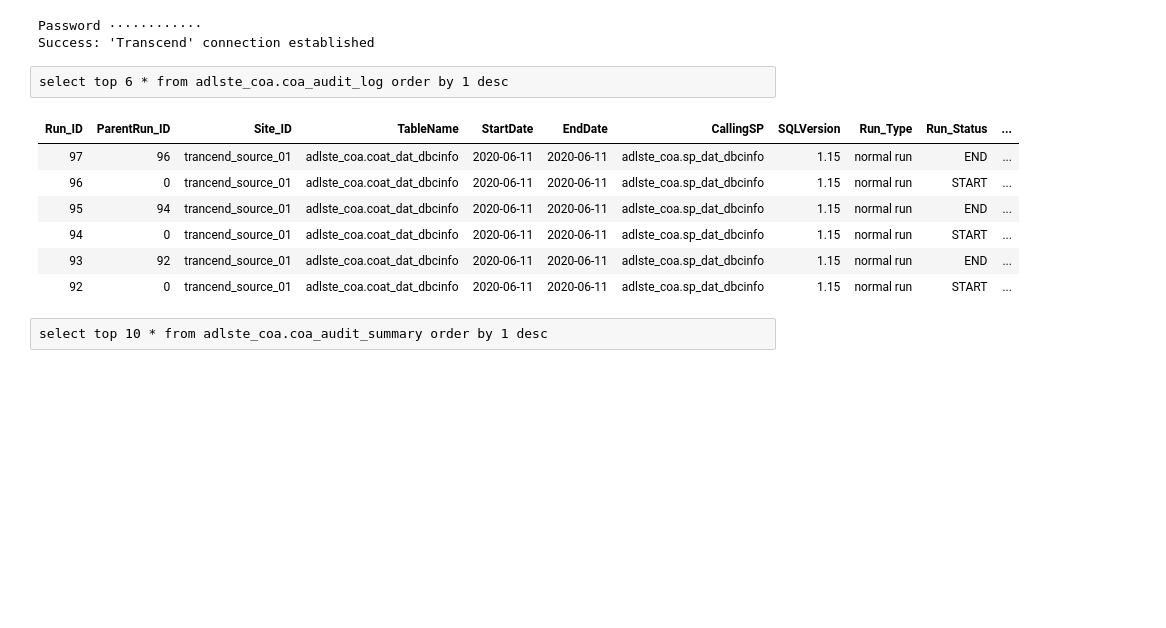
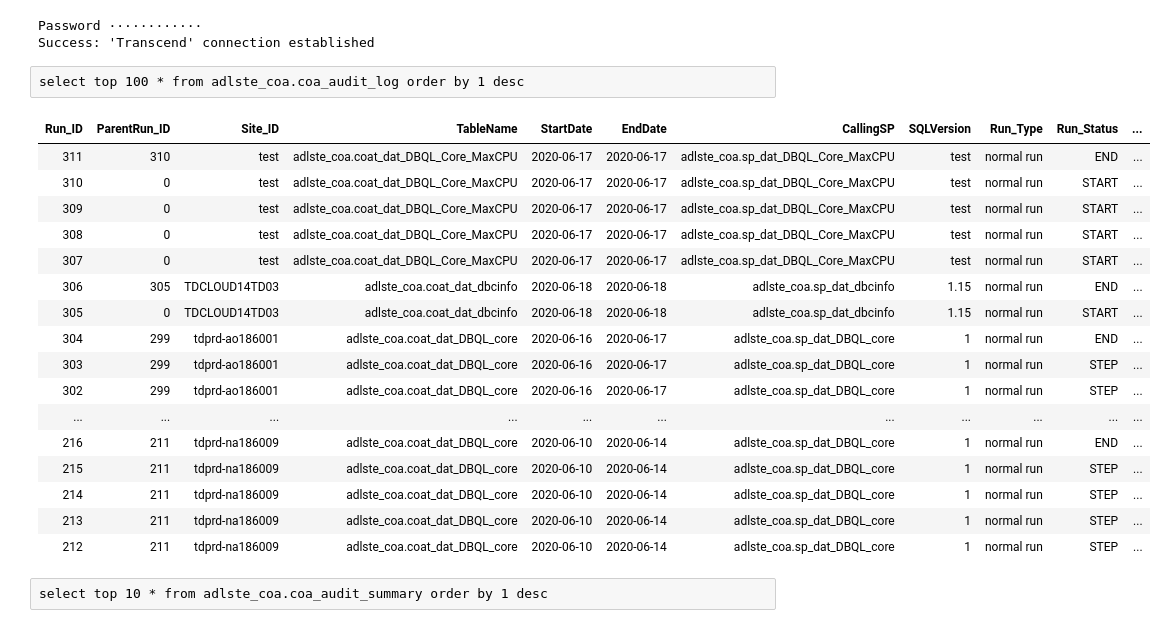
Before and after one commit to tdcoa/sql, a Jupyter notebook: datamodel/audit_process.ipynb, the cells around one changed output. Cells and saved outputs as stored; diff of their text form; blank space fills up the shorter version.

```diff
--- a/datamodel/audit_process.ipynb
+++ b/datamodel/audit_process.ipynb
@@ -8,15 +8,25 @@
 Password ············
 Success: 'Transcend' connection established
 # %%
-select top 6 * from adlste_coa.coa_audit_log order by 1 desc
+select top 100 * from adlste_coa.coa_audit_log order by 1 desc
 # %% [output]
 | Run_ID | ParentRun_ID | Site_ID | TableName | StartDate | EndDate | CallingSP | SQLVersion | Run_Type | Run_Status | ... |
-| 97 | 96 | trancend_source_01 | adlste_coa.coat_dat_dbcinfo | 2020-06-11 | 2020-06-11 | adlste_coa.sp_dat_dbcinfo | 1.15 | normal run | END | ... |
-| 96 | 0 | trancend_source_01 | adlste_coa.coat_dat_dbcinfo | 2020-06-11 | 2020-06-11 | adlste_coa.sp_dat_dbcinfo | 1.15 | normal run | START | ... |
-| 95 | 94 | trancend_source_01 | adlste_coa.coat_dat_dbcinfo | 2020-06-11 | 2020-06-11 | adlste_coa.sp_dat_dbcinfo | 1.15 | normal run | END | ... |
-| 94 | 0 | trancend_source_01 | adlste_coa.coat_dat_dbcinfo | 2020-06-11 | 2020-06-11 | adlste_coa.sp_dat_dbcinfo | 1.15 | normal run | START | ... |
-| 93 | 92 | trancend_source_01 | adlste_coa.coat_dat_dbcinfo | 2020-06-11 | 2020-06-11 | adlste_coa.sp_dat_dbcinfo | 1.15 | normal run | END | ... |
-| 92 | 0 | trancend_source_01 | adlste_coa.coat_dat_dbcinfo | 2020-06-11 | 2020-06-11 | adlste_coa.sp_dat_dbcinfo | 1.15 | normal run | START | ... |
+| 311 | 310 | test | adlste_coa.coat_dat_DBQL_Core_MaxCPU | 2020-06-17 | 2020-06-17 | adlste_coa.sp_dat_DBQL_Core_MaxCPU | test | normal run | END | ... |
+| 310 | 0 | test | adlste_coa.coat_dat_DBQL_Core_MaxCPU | 2020-06-17 | 2020-06-17 | adlste_coa.sp_dat_DBQL_Core_MaxCPU | test | normal run | START | ... |
+| 309 | 0 | test | adlste_coa.coat_dat_DBQL_Core_MaxCPU | 2020-06-17 | 2020-06-17 | adlste_coa.sp_dat_DBQL_Core_MaxCPU | test | normal run | START | ... |
+| 308 | 0 | test | adlste_coa.coat_dat_DBQL_Core_MaxCPU | 2020-06-17 | 2020-06-17 | adlste_coa.sp_dat_DBQL_Core_MaxCPU | test | normal run | START | ... |
+| 307 | 0 | test | adlste_coa.coat_dat_DBQL_Core_MaxCPU | 2020-06-17 | 2020-06-17 | adlste_coa.sp_dat_DBQL_Core_MaxCPU | test | normal run | START | ... |
+| 306 | 305 | TDCLOUD14TD03 | adlste_coa.coat_dat_dbcinfo | 2020-06-18 | 2020-06-18 | adlste_coa.sp_dat_dbcinfo | 1.15 | normal run | END | ... |
+| 305 | 0 | TDCLOUD14TD03 | adlste_coa.coat_dat_dbcinfo | 2020-06-18 | 2020-06-18 | adlste_coa.sp_dat_dbcinfo | 1.15 | normal run | START | ... |
+| 304 | 299 | tdprd-ao186001 | adlste_coa.coat_dat_DBQL_core | 2020-06-16 | 2020-06-17 | adlste_coa.sp_dat_DBQL_core | 1 | normal run | END | ... |
+| 303 | 299 | tdprd-ao186001 | adlste_coa.coat_dat_DBQL_core | 2020-06-16 | 2020-06-17 | adlste_coa.sp_dat_DBQL_core | 1 | normal run | STEP | ... |
+| 302 | 299 | tdprd-ao186001 | adlste_coa.coat_dat_DBQL_core | 2020-06-16 | 2020-06-17 | adlste_coa.sp_dat_DBQL_core | 1 | normal run | STEP | ... |
+| ... | ... | ... | ... | ... | ... | ... | ... | ... | ... | ... |
+| 216 | 211 | tdprd-na186009 | adlste_coa.coat_dat_DBQL_core | 2020-06-10 | 2020-06-14 | adlste_coa.sp_dat_DBQL_core | 1 | normal run | END | ... |
+| 215 | 211 | tdprd-na186009 | adlste_coa.coat_dat_DBQL_core | 2020-06-10 | 2020-06-14 | adlste_coa.sp_dat_DBQL_core | 1 | normal run | STEP | ... |
+| 214 | 211 | tdprd-na186009 | adlste_coa.coat_dat_DBQL_core | 2020-06-10 | 2020-06-14 | adlste_coa.sp_dat_DBQL_core | 1 | normal run | STEP | ... |
+| 213 | 211 | tdprd-na186009 | adlste_coa.coat_dat_DBQL_core | 2020-06-10 | 2020-06-14 | adlste_coa.sp_dat_DBQL_core | 1 | normal run | STEP | ... |
+| 212 | 211 | tdprd-na186009 | adlste_coa.coat_dat_DBQL_core | 2020-06-10 | 2020-06-14 | adlste_coa.sp_dat_DBQL_core | 1 | normal run | STEP | ... |
 # %%
 select top 10 * from adlste_coa.coa_audit_summary order by 1 desc
 # %%
```
Also changed, not shown: parts of 11 cells of this notebook, 1 other file.
